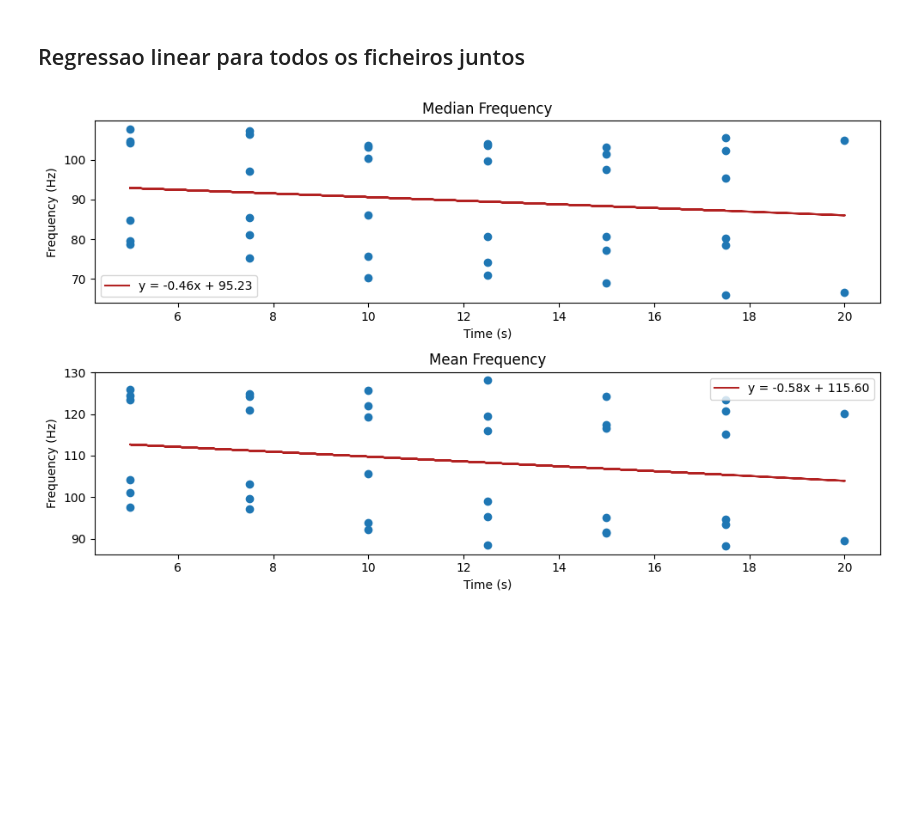
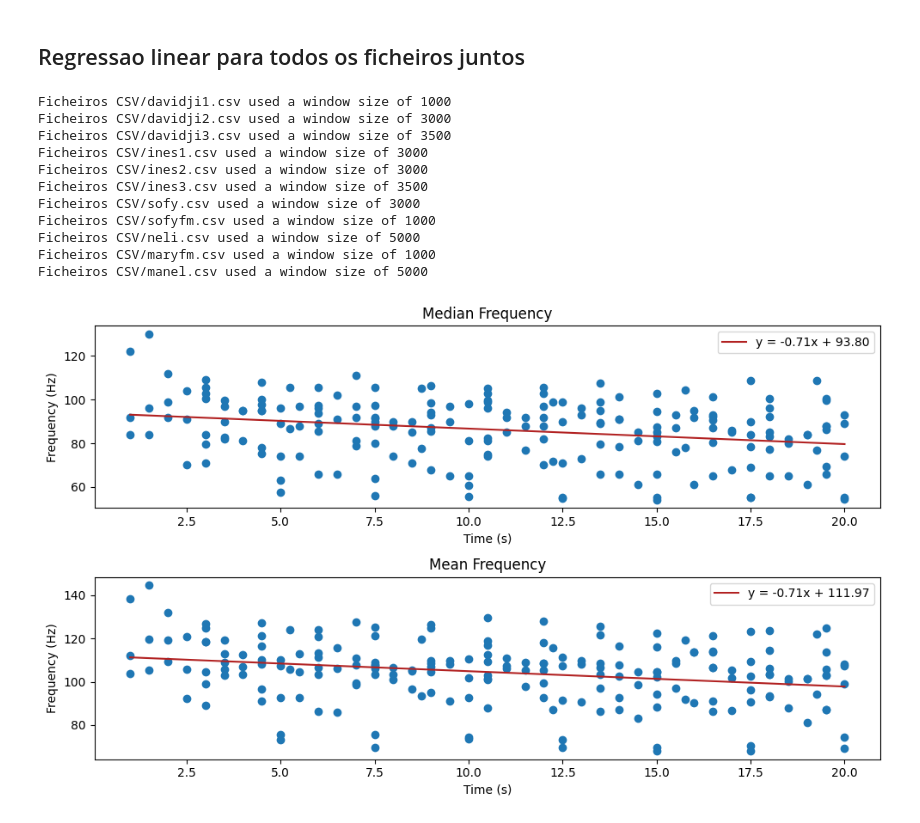
Before and after one commit to Stitch2220/FBio, a Jupyter notebook: 25.ipynb, the cells around one changed output. Drawn from its saved outputs; the diff is of its cells as text; code cells hidden in the pictures; blank space fills up the shorter version.

```diff
--- a/25.ipynb
+++ b/25.ipynb
@@ -219,7 +219,7 @@ import matplotlib.pyplot as plt
 import pandas as pd
 
 # Read the signal from the CSV file without headers
-data = pd.read_csv('emg1_data.csv')
+data = pd.read_csv('Trash/raw_emg.csv')
 emg_signal = data['Raw Emg'].values.flatten()  # Assuming the column name is 'Raw Emg'
 
 # Remove DC offset
@@ -307,7 +307,7 @@ import matplotlib.pyplot as plt
 import pandas as pd
 from sklearn.linear_model import LinearRegression
 
-csv_files = ["Ficheiros CSV/davidji1.csv", "Ficheiros CSV/davidji2.csv", "Ficheiros CSV/davidji3.csv"]  # Replace with your actual file names
+csv_files = ["Ficheiros CSV/ines1.csv", "Ficheiros CSV/ines2.csv", "Ficheiros CSV/ines3.csv"]  # Replace with your actual file names
 mean_frequencies = []
 median_frequencies = []
 
@@ -327,7 +327,7 @@ for file in csv_files:
     t = np.linspace(0, n / sampling_rate, n, endpoint=False)
 
     # Parameters for windowing
-    window_size = 5000  # Window size for FFT
+    window_size = 3500  # Window size for FFT
     overlap = 0.5  # 50% overlap
     step_size = int(window_size * (1 - overlap))
 
@@ -429,10 +429,11 @@ import matplotlib.pyplot as plt
 import pandas as pd
 from sklearn.linear_model import LinearRegression
 
-csv_files = ["Ficheiros CSV/davidji1.csv", "Ficheiros CSV/davidji2.csv", "Ficheiros CSV/davidji3.csv", "Ficheiros CSV/ines1.csv", "Ficheiros CSV/ines2.csv", "Ficheiros CSV/ines3.csv"]  # Replace with your actual file names
+csv_files = ["Ficheiros CSV/davidji1.csv", "Ficheiros CSV/davidji2.csv", "Ficheiros CSV/davidji3.csv", "Ficheiros CSV/ines1.csv", "Ficheiros CSV/ines2.csv", "Ficheiros CSV/ines3.csv", "Ficheiros CSV/sofy.csv", "Ficheiros CSV/sofyfm.csv", "Ficheiros CSV/neli.csv", "Ficheiros CSV/maryfm.csv", "Ficheiros CSV/manel.csv"]  # Replace with your actual file names
 mean_frequencies = []
 median_frequencies = []
 window_times = []
+sizes=[1000,5000,3000,3500]
 
 for file in csv_files:
     data = pd.read_csv(file)
@@ -452,7 +453,9 @@ for file in csv_files:
     # Parameters for windowing
     window_size = 5000  # Window size for FFT
     overlap = 0.5  # 50% overlap
+    window_size = np.random.choice(sizes)
     step_size = int(window_size * (1 - overlap))
+    print(f"{file} used a window size of {window_size}")
 
     # Initialize lists to store results
 
@@ -503,31 +506,42 @@ y_pred = regressor_1.predict(X)
 y_pred_2 = regressor_2.predict(X_2)
 
 #Plot the EMG signal
 plt.figure(figsize=(10, 6))
 plt.subplot(2, 1, 1)
 plt.scatter(window_times, median_frequencies)
 slope1 = regressor_1.coef_[0]
 intercept1 = regressor_1.intercept_
 equation1 = f'y = {slope1:.2f}x + {intercept1:.2f}'
 plt.plot(X, y_pred, color='firebrick', label=equation1)
 plt.legend()
 plt.title('Median Frequency')
 plt.xlabel('Time (s)')
 plt.ylabel('Frequency (Hz)')
 plt.grid(False)
 
 plt.subplot(2, 1, 2)
 plt.scatter(window_times, mean_frequencies)
 slope2 = regressor_2.coef_[0]
 intercept2 = regressor_2.intercept_
 equation2 = f'y = {slope2:.2f}x + {intercept2:.2f}'
 plt.plot(X_2, y_pred_2, color='firebrick', label=equation2)
 plt.legend()  # Add this line to show the label
 plt.title('Mean Frequency')
 plt.xlabel('Time (s)')
 plt.ylabel('Frequency (Hz)')
 plt.grid(False)
 plt.tight_layout()
 plt.show()
 # %% [output]
+Ficheiros CSV/davidji1.csv used a window size of 1000
+Ficheiros CSV/davidji2.csv used a window size of 3000
+Ficheiros CSV/davidji3.csv used a window size of 3500
+Ficheiros CSV/ines1.csv used a window size of 3000
+Ficheiros CSV/ines2.csv used a window size of 3000
+Ficheiros CSV/ines3.csv used a window size of 3500
+Ficheiros CSV/sofy.csv used a window size of 3000
+Ficheiros CSV/sofyfm.csv used a window size of 1000
+Ficheiros CSV/neli.csv used a window size of 5000
+Ficheiros CSV/maryfm.csv used a window size of 1000
+Ficheiros CSV/manel.csv used a window size of 5000
-[figure, old version]
+[figure, new version]
```
Also changed, not shown: parts of 1 cell of this notebook, 3 other files.
